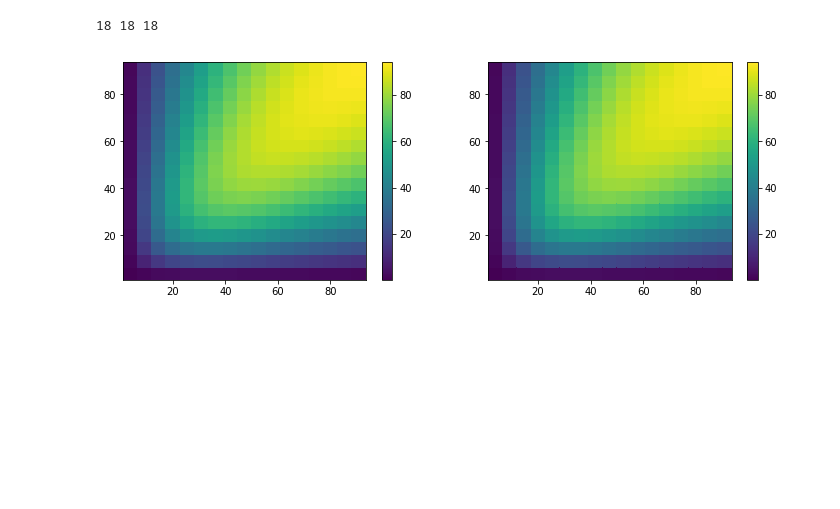
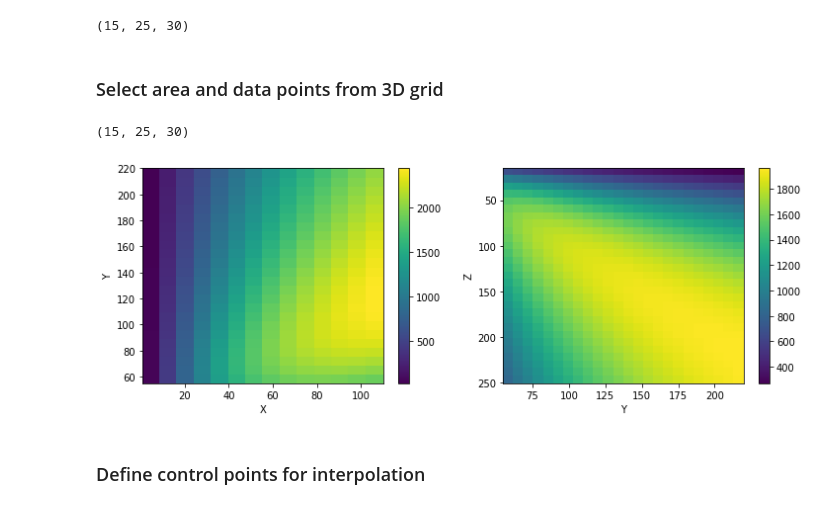
Before and after one commit to florasolon/interpolation_misc, a Jupyter notebook: Interpolation_function.ipynb, the cells around one changed output. Cells and saved outputs as stored; diff of their text form; code cells hidden in the pictures; blank space fills up the shorter version.

Commit message:
fixed grid problems and organized notebook

```diff
--- a/Interpolation_function.ipynb
+++ b/Interpolation_function.ipynb
@@ -11,21 +13,17 @@ from scipy.ndimage import gaussian_filter
 # %%
 xmin = 1.
 xmax = 110.
-xn = 21
+xn = 15
 x = np.linspace(xmin,xmax,xn)
 
-ymin = 1.
-ymax = 110.
-yn = 21
+ymin = 55.
+ymax = 220.
+yn = 25
 y = np.linspace(ymin,ymax,yn)
 
-zmin = 1
-zmax = 110
-zn =  21
+zmin = 15
+zmax = 251
+zn =  30
 z = np.linspace(zmin,zmax,zn)
 
-X,Y,Z = np.meshgrid(x,y,z)
-
-#rho_m = (((X-5)*(X-5))+((Y-2)*(Y-2))+((Z-10)*(Z-10)))
-
-rho_m = 7*X*Y*Z/(X**2 + Y**2 + Z**2)
+X,Y,Z = np.meshgrid(x,y,z,indexing='ij')
@@ -34,6 +32,16 @@ xx,yy,zz,x1,y1,z1,rho = mf.select_area(0,100,0,100,0,100,x,y,z,rho_m)
+# %%
+rho_m = 100*X*Y*Z/(X**2 + Y**2 + Z**2)
+
+print(rho_m.shape)
+# %% [output]
+(15, 25, 30)
+# %% [markdown]
+### Select area and data points from 3D grid
+# %%
+xgrid,ygrid,zgrid,xa,ya,za,rho = mf.select_area(1,110,55,220,15,251,x,y,z,rho_m)
 # %%
 rho1 = np.ravel(rho)
 lx,ly,lz = rho.shape
-print(lx,ly,lz)
+print(rho.shape)
 # %% [output]
-18 18 18
+(15, 25, 30)
@@ -43,19 +48,32 @@ rho_sm1 = np.ravel(rho_sm)
 # %%
-mx,my = np.meshgrid(y1,x1)
-mx1,my1 = np.meshgrid(z1,y1)
+mx,my = np.meshgrid(xa,ya,indexing='ij')
+my1,mz1 = np.meshgrid(ya,za,indexing='ij')
+
+z_plot = np.argmin(np.abs(z-50))
 
 plt.figure(figsize=(12,4))
+
 plt.subplot(1,2,1)
 plt.pcolor(mx,my,rho[:,:,5])
+plt.xlim(np.min(mx),np.max(mx))
+plt.ylim(np.min(ya),np.max(ya))
+plt.xlabel('X')
+plt.ylabel('Y')
 plt.colorbar()
 
 plt.subplot(1,2,2)
-plt.pcolor(my1,mx1,rho[5,:,:])
+plt.pcolor(my1,mz1,rho[5,:,:])
+plt.xlim(np.min(ya),np.max(ya))
+plt.ylim(np.max(za),np.min(za))
+plt.xlabel('Y')
+plt.ylabel('Z')
+plt.colorbar()
 
-plt.colorbar()
 plt.show()
 # %% [output]
-[figure, old version]
+[figure, new version]
+# %% [markdown]
+### Define control points for interpolation
 # %%
 # Control points
 
```
Also changed, not shown: parts of 34 cells of this notebook, 1 other file.
